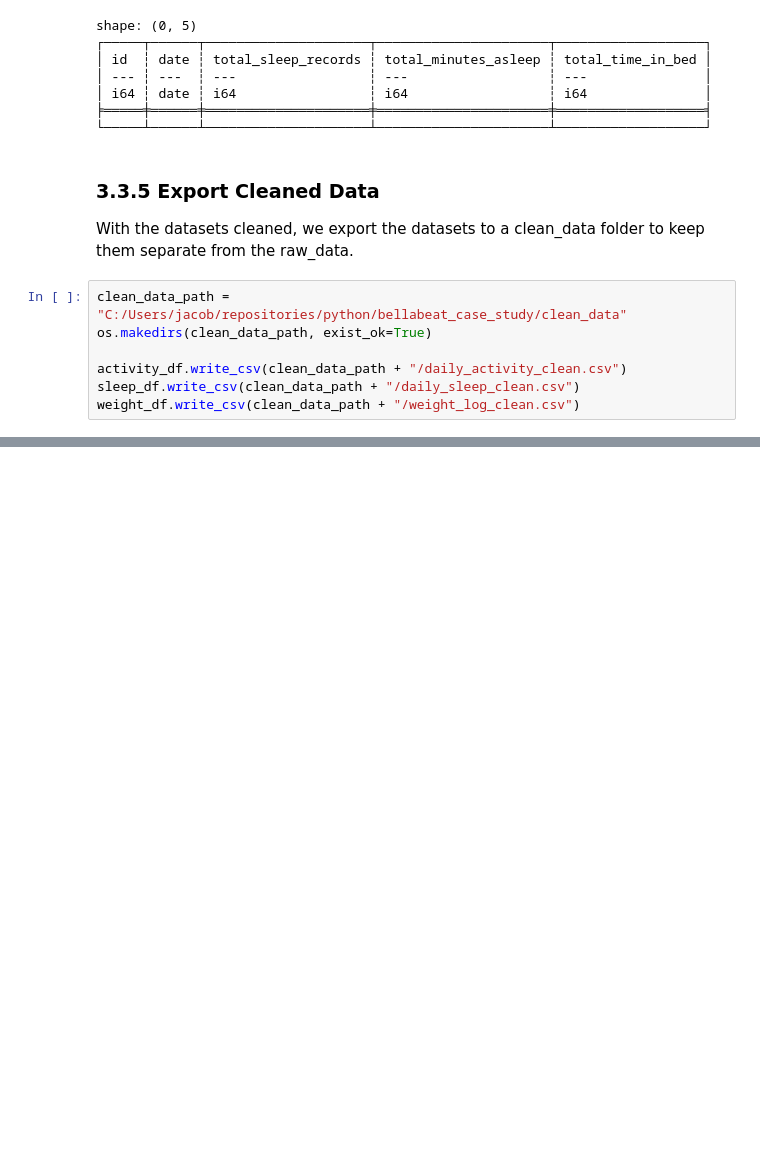
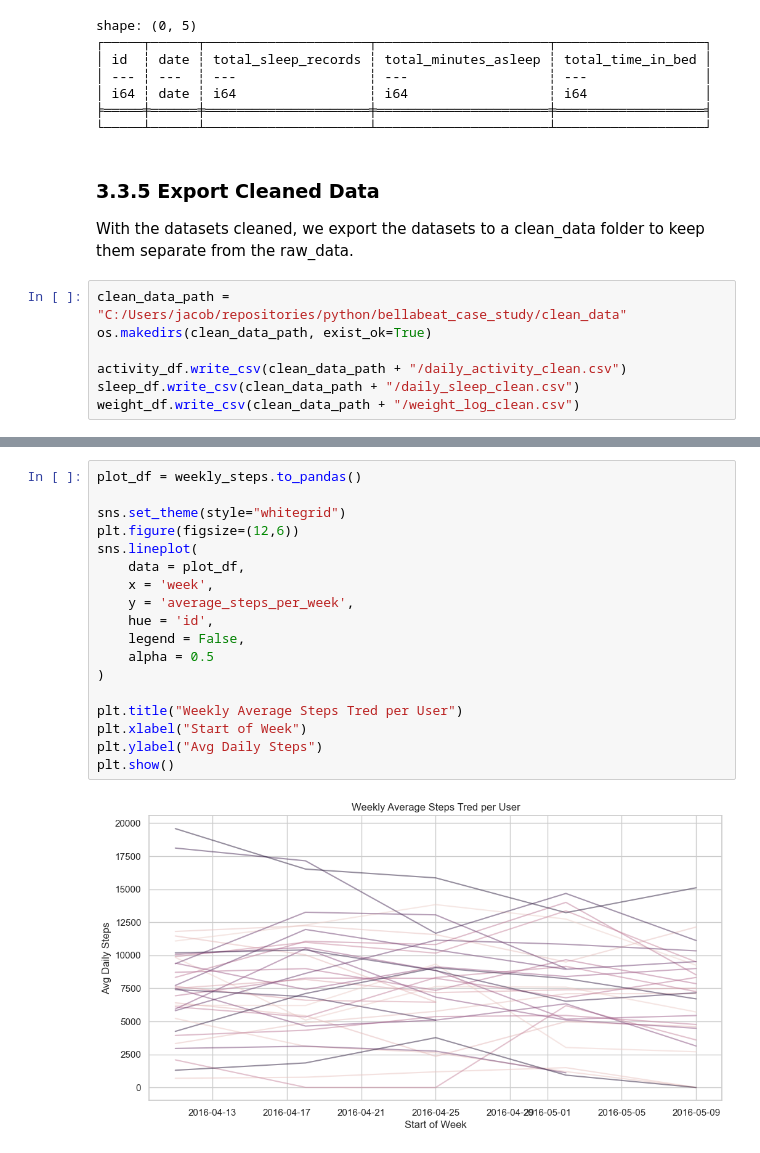
Before and after one commit to jacoblundeen/bellabeat_case_study, a Jupyter notebook: bellabeat_case_study.ipynb, the cells around one changed output, grey strips where cells are left out. Drawn from its saved outputs; the diff is of its cells as text; blank space fills up the shorter version.

```diff
--- a/bellabeat_case_study.ipynb
+++ b/bellabeat_case_study.ipynb
@@ -308,0 +516,20 @@ shape: (9, 16)
+# %%
+plot_df = weekly_steps.to_pandas()
+
+sns.set_theme(style="whitegrid")
+plt.figure(figsize=(12,6))
+sns.lineplot(
+    data = plot_df,
+    x = 'week',
+    y = 'average_steps_per_week',
+    hue = 'id',
+    legend = False,
+    alpha = 0.5
+)
+
+plt.title("Weekly Average Steps Tred per User")
+plt.xlabel("Start of Week")
+plt.ylabel("Avg Daily Steps")
+plt.show()
+# %% [output]
+[figure, added]
```
Also changed, not shown: parts of 17 cells of this notebook, 1 other file.
